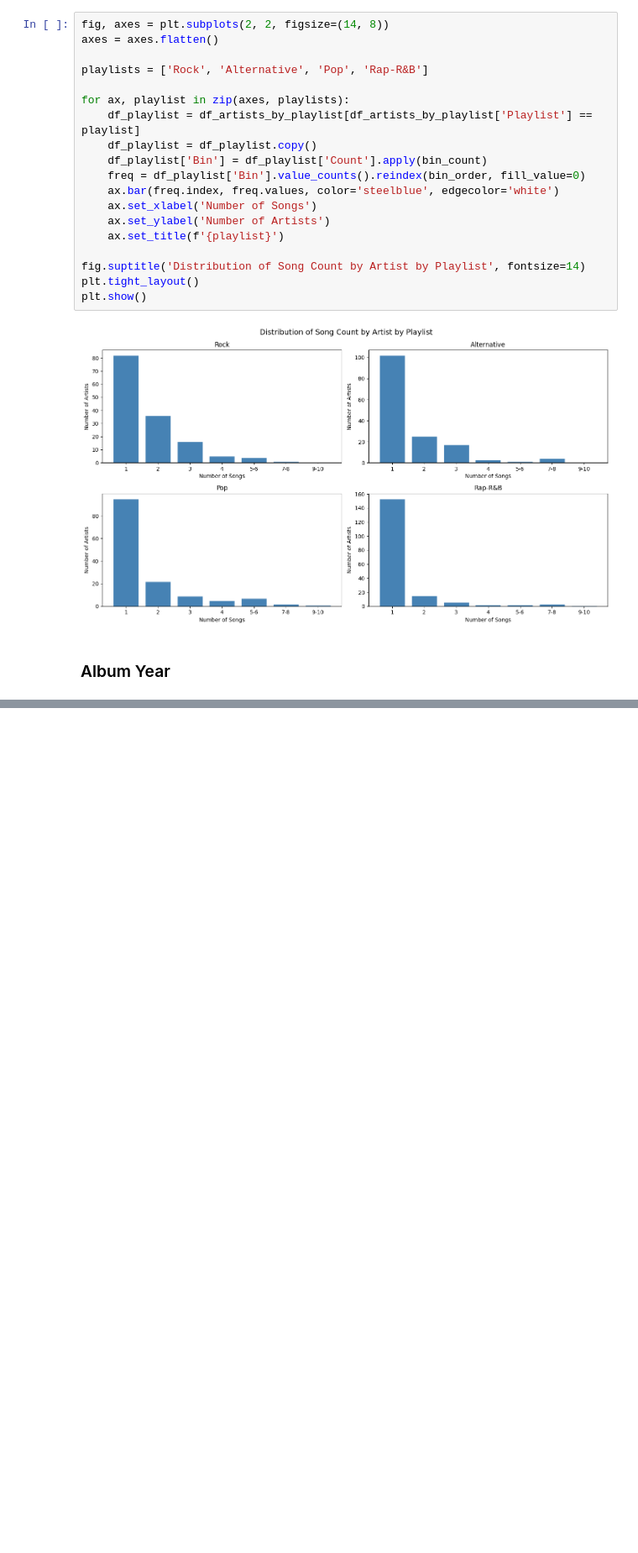
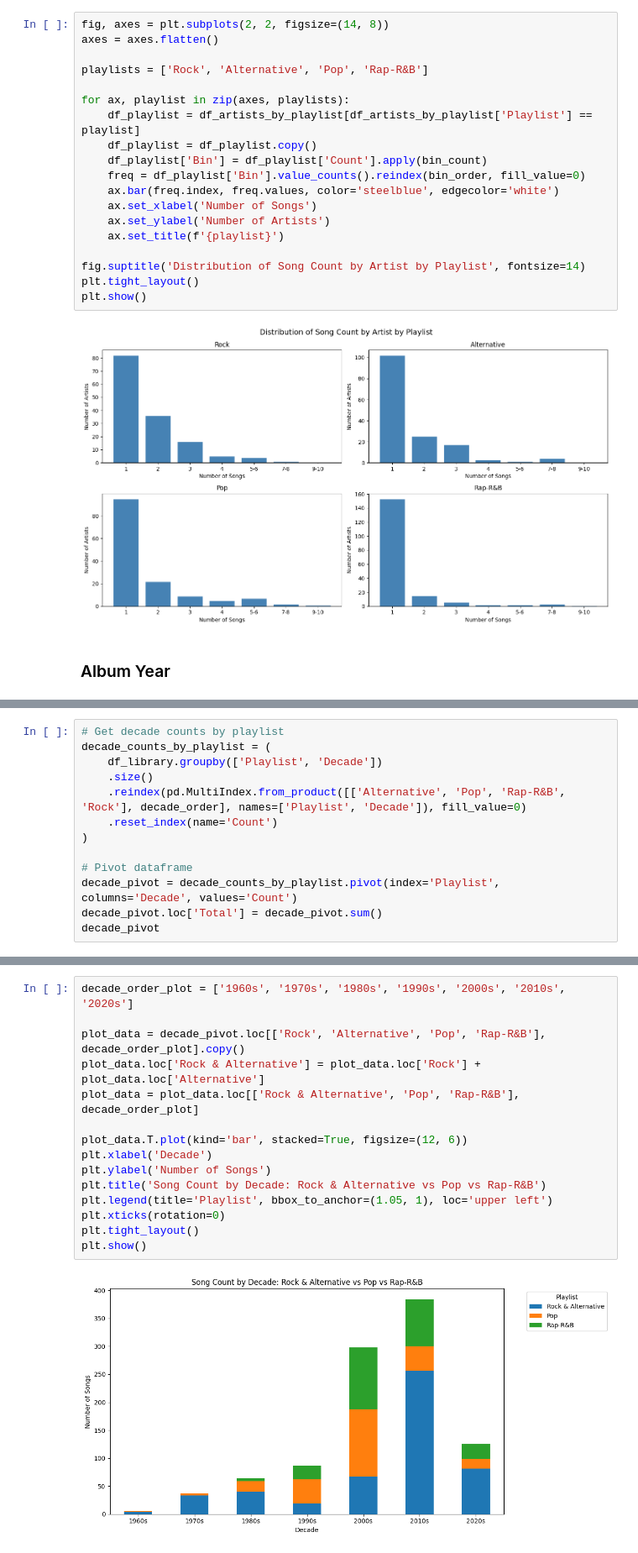
Before and after one commit to kaseymallette/music-taste-profile, a Jupyter notebook: 01_exploratory_analysis.ipynb, the cells around one changed output, grey strips where cells are left out. Shown at 84% size. Cells and saved outputs as stored; diff of their text form; blank space fills up the shorter version.

```diff
--- a/01_exploratory_analysis.ipynb
+++ b/01_exploratory_analysis.ipynb
@@ -216,3 +218,16 @@ Decade
 2020s      125
 Unknown      0
 Name: count, dtype: int64
+# %%
+# Get decade counts by playlist
+decade_counts_by_playlist = (
+    df_library.groupby(['Playlist', 'Decade'])
+    .size()
+    .reindex(pd.MultiIndex.from_product([['Alternative', 'Pop', 'Rap-R&B', 'Rock'], decade_order], names=['Playlist', 'Decade']), fill_value=0)
+    .reset_index(name='Count')
+)
+
+# Pivot dataframe
+decade_pivot = decade_counts_by_playlist.pivot(index='Playlist', columns='Decade', values='Count')
+decade_pivot.loc['Total'] = decade_pivot.sum()
+decade_pivot
@@ -218,0 +242,17 @@ Name: count, dtype: int64
+# %%
+decade_order_plot = ['1960s', '1970s', '1980s', '1990s', '2000s', '2010s', '2020s']
+
+plot_data = decade_pivot.loc[['Rock', 'Alternative', 'Pop', 'Rap-R&B'], decade_order_plot].copy()
+plot_data.loc['Rock & Alternative'] = plot_data.loc['Rock'] + plot_data.loc['Alternative']
+plot_data = plot_data.loc[['Rock & Alternative', 'Pop', 'Rap-R&B'], decade_order_plot]
+
+plot_data.T.plot(kind='bar', stacked=True, figsize=(12, 6))
+plt.xlabel('Decade')
+plt.ylabel('Number of Songs')
+plt.title('Song Count by Decade: Rock & Alternative vs Pop vs Rap-R&B')
+plt.legend(title='Playlist', bbox_to_anchor=(1.05, 1), loc='upper left')
+plt.xticks(rotation=0)
+plt.tight_layout()
+plt.show()
+# %% [output]
+[figure, added]
```
Also changed, not shown: parts of 11 cells of this notebook.
